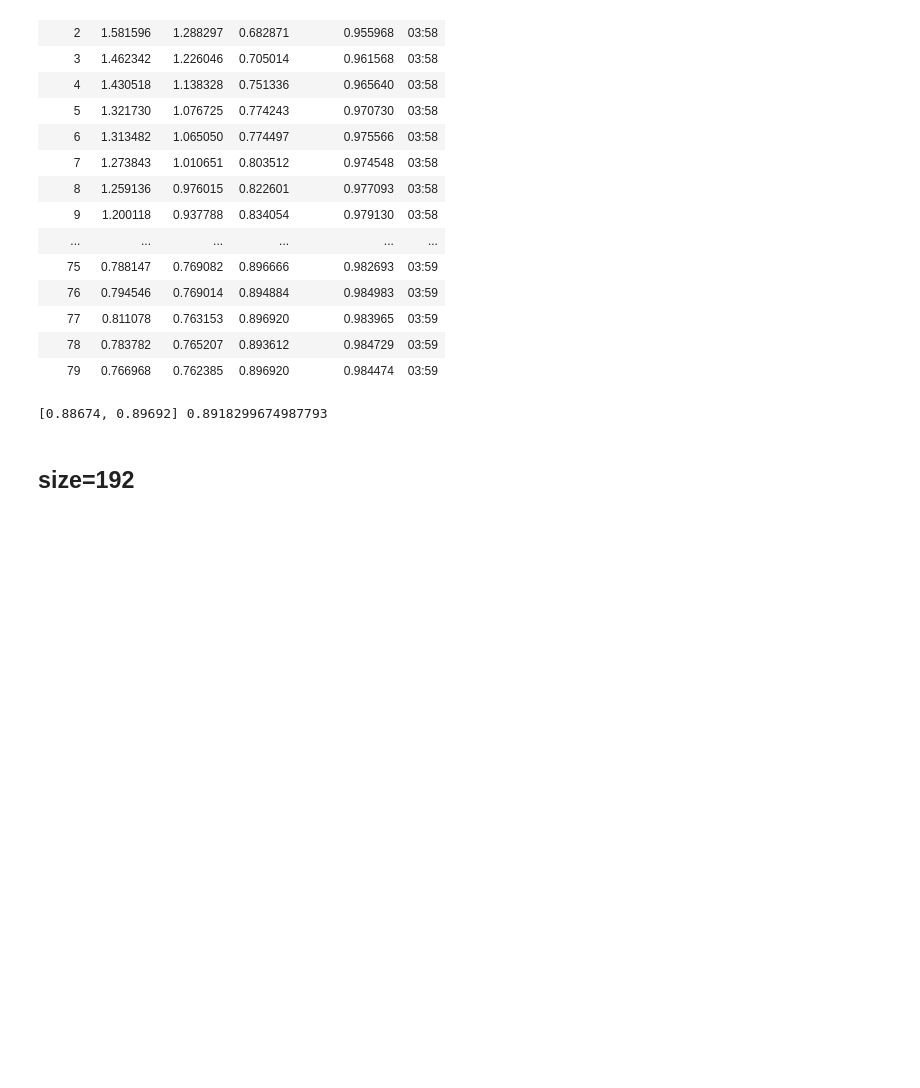
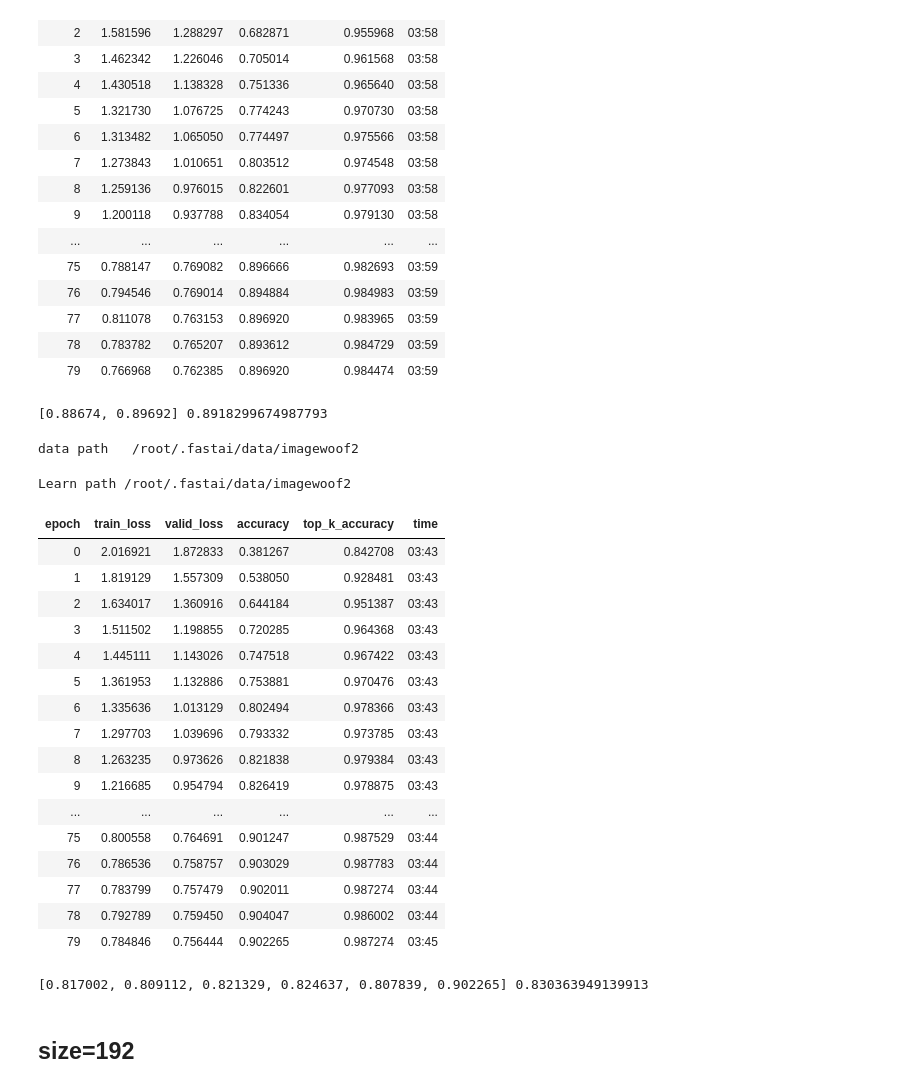
Before and after one commit to BoaEi/imagenette_experiments, a Jupyter notebook: Woof_ResNet_separable.ipynb, the cells around one changed output. Cells and saved outputs as stored; diff of their text form; code cells hidden in the pictures; blank space fills up the shorter version.

```diff
--- a/Woof_ResNet_separable.ipynb
+++ b/Woof_ResNet_separable.ipynb
@@ -39,6 +41,7 @@ class NewLayer(nn.Sequential):
                     ('Conv1x1', nn.Conv2d(ni*4, nf, 1, bias=bias, groups=1))
               ]
         else:
+          if ks==3: act=False
           layers = [('Conv{}x{}'.format(ks,ks),
               nn.Conv2d(ni, nf, ks, stride=stride, padding=padding, bias=bias, groups=groups))]
 
@@ -408,6 +496,36 @@ Learn path /root/.fastai/data/imagewoof2
 | 78 | 0.783782 | 0.765207 | 0.893612 | 0.984729 | 03:59 |
 | 79 | 0.766968 | 0.762385 | 0.896920 | 0.984474 | 03:59 |
 [0.88674, 0.89692] 0.8918299674987793
+# %%
+# depthwise: stem x4, body x4 (no act)
+model.conv_layer = NewLayer
+for epochs in [80]:
+    mixup=0 if epochs<=20 else 0.2
+    learn = get_learn(model=model, size=128, bs=16, mixup=mixup)
+    learn.fit_fc(epochs, lr=4e-3, moms=(0.95,0.95), start_pct=0.72)
+    res += [learn.recorder.metrics[-1][0].item()]
+print([round(x, 6) for x in res], sum(res)/len(res))
+# %% [output]
+data path   /root/.fastai/data/imagewoof2
+Learn path /root/.fastai/data/imagewoof2
+| epoch | train_loss | valid_loss | accuracy | top_k_accuracy | time |
+| 0 | 2.016921 | 1.872833 | 0.381267 | 0.842708 | 03:43 |
+| 1 | 1.819129 | 1.557309 | 0.538050 | 0.928481 | 03:43 |
+| 2 | 1.634017 | 1.360916 | 0.644184 | 0.951387 | 03:43 |
+| 3 | 1.511502 | 1.198855 | 0.720285 | 0.964368 | 03:43 |
+| 4 | 1.445111 | 1.143026 | 0.747518 | 0.967422 | 03:43 |
+| 5 | 1.361953 | 1.132886 | 0.753881 | 0.970476 | 03:43 |
+| 6 | 1.335636 | 1.013129 | 0.802494 | 0.978366 | 03:43 |
+| 7 | 1.297703 | 1.039696 | 0.793332 | 0.973785 | 03:43 |
+| 8 | 1.263235 | 0.973626 | 0.821838 | 0.979384 | 03:43 |
+| 9 | 1.216685 | 0.954794 | 0.826419 | 0.978875 | 03:43 |
+| ... | ... | ... | ... | ... | ... |
+| 75 | 0.800558 | 0.764691 | 0.901247 | 0.987529 | 03:44 |
+| 76 | 0.786536 | 0.758757 | 0.903029 | 0.987783 | 03:44 |
+| 77 | 0.783799 | 0.757479 | 0.902011 | 0.987274 | 03:44 |
+| 78 | 0.792789 | 0.759450 | 0.904047 | 0.986002 | 03:44 |
+| 79 | 0.784846 | 0.756444 | 0.902265 | 0.987274 | 03:45 |
+[0.817002, 0.809112, 0.821329, 0.824637, 0.807839, 0.902265] 0.830363949139913
 # %% [markdown]
 ## size=192
 # %%
```
Also changed, not shown: parts of 12 cells of this notebook.
